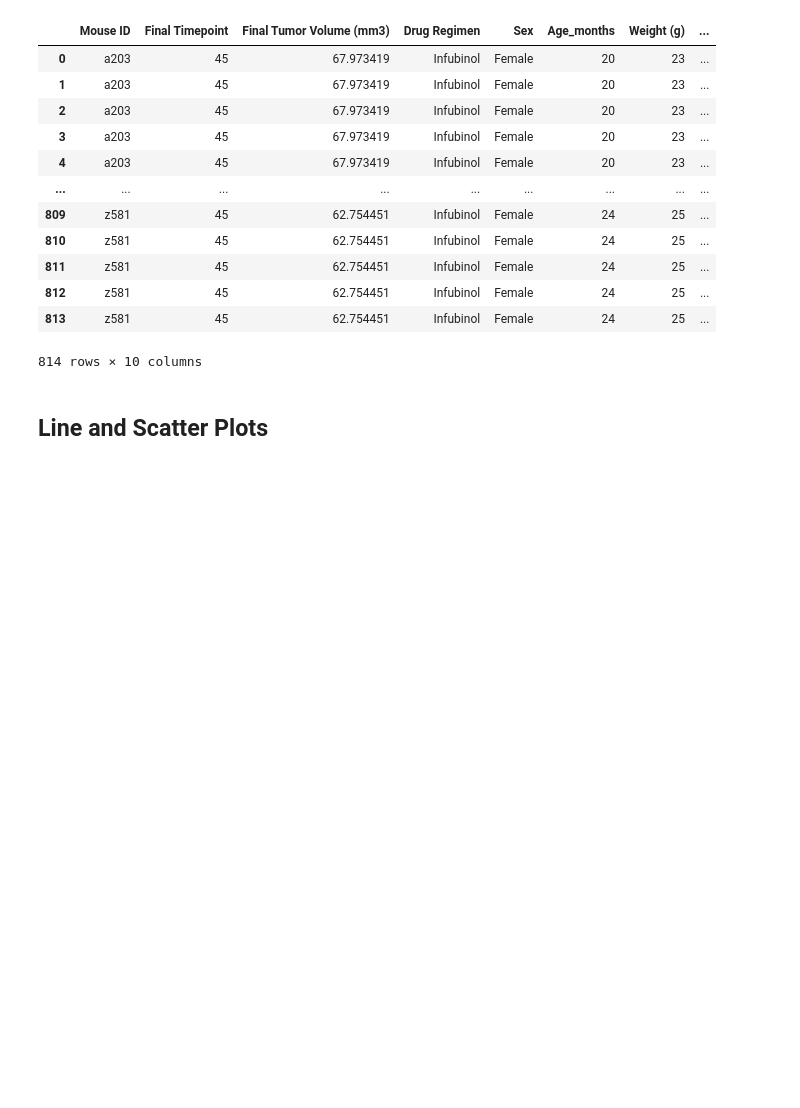
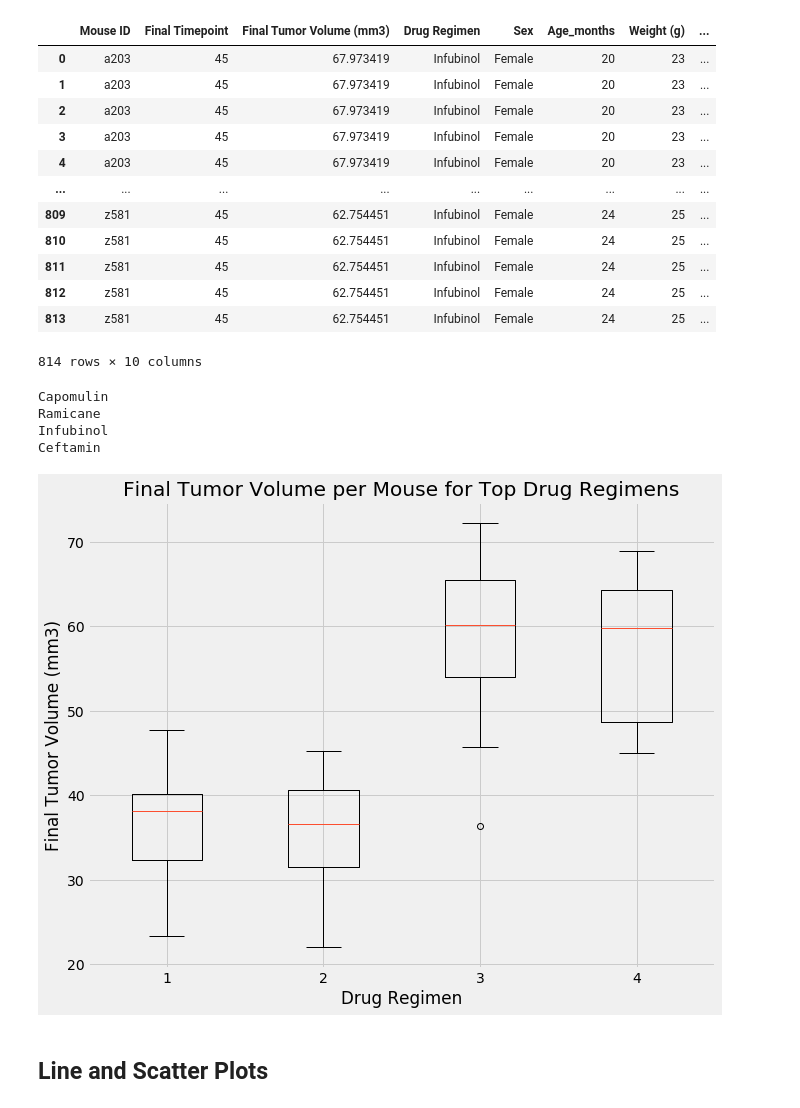
Before and after one commit to MichRisu/matplotlib-challenge, a Jupyter notebook: Pymaceuticals/pymaceuticals_starter.ipynb, the cells around one changed output. Cells and saved outputs as stored; diff of their text form; code cells hidden in the pictures; blank space fills up the shorter version.

Commit message:
Setting up data for outliers

```diff
--- a/Pymaceuticals/pymaceuticals_starter.ipynb
+++ b/Pymaceuticals/pymaceuticals_starter.ipynb
@@ -230,20 +231,33 @@ df_tumor
 tx_list = ['Capomulin', 'Ramicane', 'Infubinol', 'Ceftamin']
 
 # Create empty list to fill with tumor vol data (for plotting)
-tumor_vol_data = []
-
+# Locate the rows which contain mice on each drug and get the tumor volumes
+df_tumor_grp = pd.DataFrame(df_tumor.groupby(['Mouse ID','Drug Regimen']).last()['Tumor Volume (mm3)'])
+list_tumor = df_tumor_grp.groupby('Drug Regimen')['Tumor Volume (mm3)'].apply(list)
+df_tumor_list = pd.DataFrame(list_tumor)
+df_tumor_list = df_tumor_list.reindex(tx_list)
+tumor_vols = [vol for vol in df_tumor_list['Tumor Volume (mm3)']]
+tumor_vols = pd.DataFrame({"Tumor Volumes": tumor_vols}, index=tx_list)
+tumor_vols
 # Calculate the IQR and quantitatively determine if there are any potential outliers.
-
-
-    # Locate the rows which contain mice on each drug and get the tumor volumes
-
-
-    # add subset
-
+for i in tx_list:
+    print(i)
 
     # Determine outliers using upper and lower bounds
+# %% [output]
+Capomulin
+Ramicane
+Infubinol
+Ceftamin
 # %%
 # Generate a box plot of the final tumor volume of each mouse across four regimens of interest
+fig3, ax3 = plt.subplots(figsize=(10,8))
+ax3.boxplot(tumor_vols)
+ax3.set(xlabel= "Drug Regimen",
+        ylabel= "Final Tumor Volume (mm3)",
+    title="Final Tumor Volume per Mouse for Top Drug Regimens");
+# %% [output]
+[figure, added]
 # %% [markdown]
 ## Line and Scatter Plots
 # %%
```
Also changed, not shown: parts of 2 cells of this notebook.
